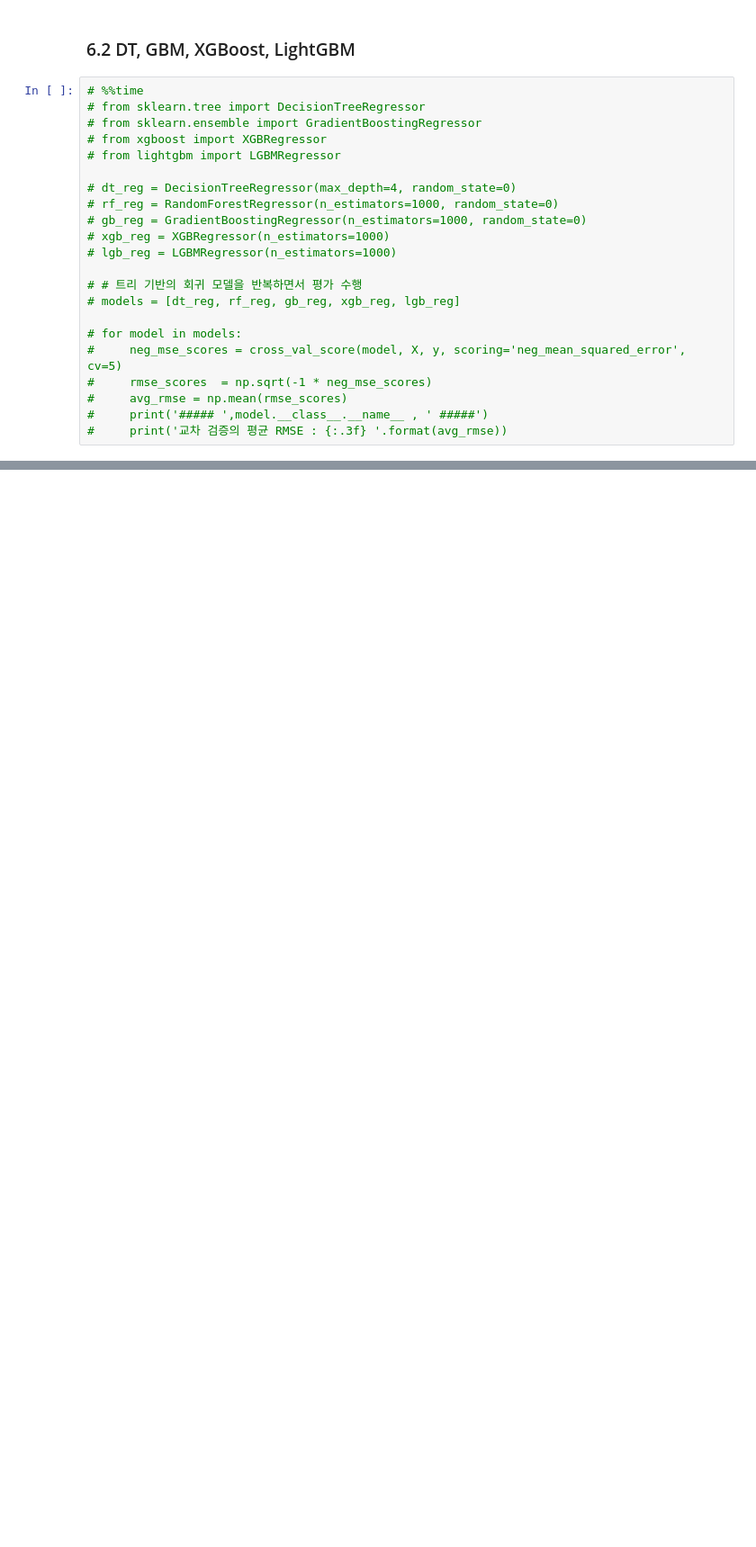
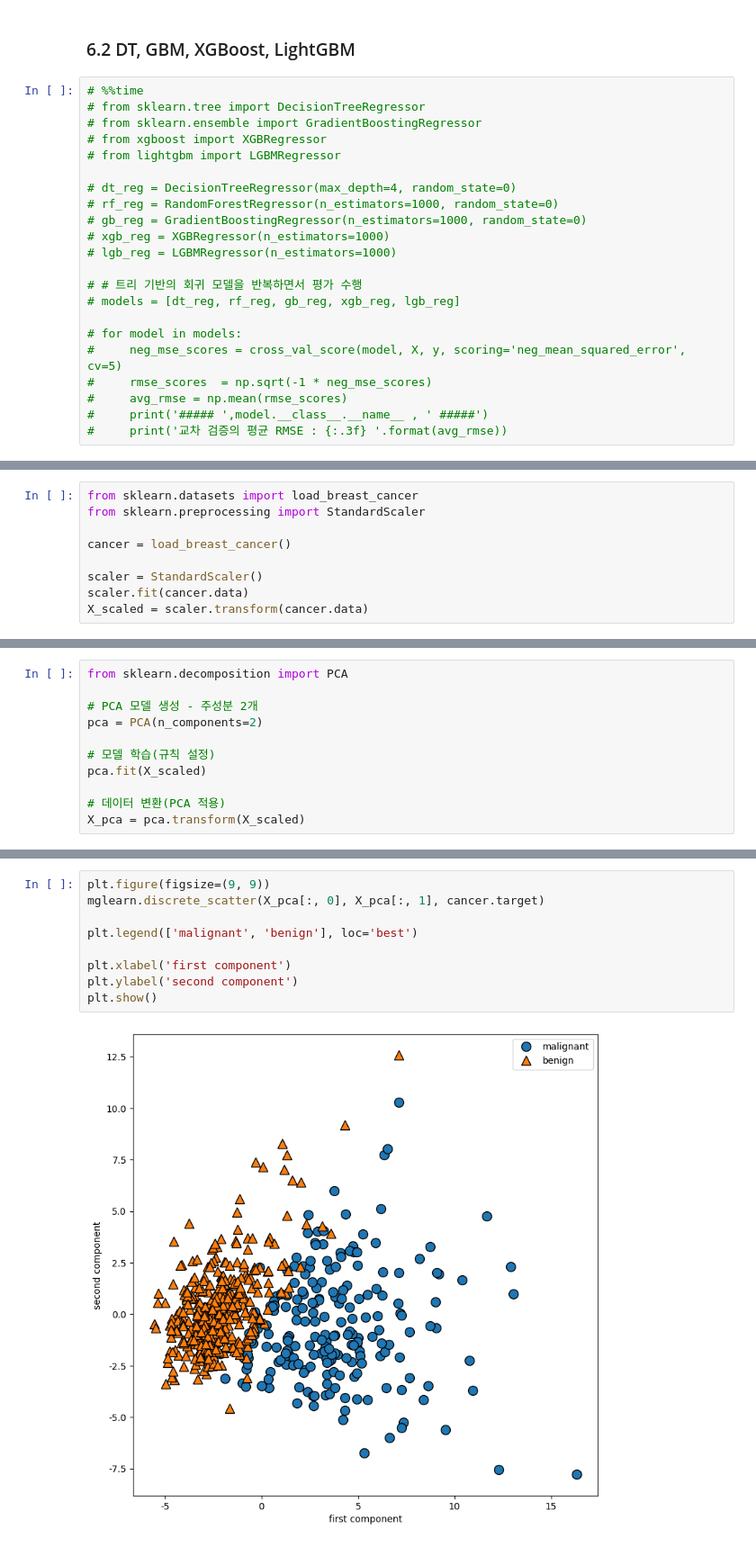
Before and after one commit to va4756/big_RaeJung, a Jupyter notebook: bigdata_RaeJung_03.ipynb, the cells around one changed output, grey strips where cells are left out. Shown at 90% size. Saved outputs shown, nothing was run; the diff lists cells and outputs as text; blank space fills up the shorter version.

```diff
--- a/bigdata_RaeJung_03.ipynb
+++ b/bigdata_RaeJung_03.ipynb
@@ -591,0 +618,9 @@ Wall time: 19.4 s
+# %%
+from sklearn.datasets import load_breast_cancer
+from sklearn.preprocessing import StandardScaler
+
+cancer = load_breast_cancer()
+
+scaler = StandardScaler()
+scaler.fit(cancer.data)
+X_scaled = scaler.transform(cancer.data)
@@ -591,0 +629,11 @@ Wall time: 19.4 s
+# %%
+from sklearn.decomposition import PCA
+
+# PCA 모델 생성 - 주성분 2개
+pca = PCA(n_components=2)
+
+# 모델 학습(규칙 설정)
+pca.fit(X_scaled)
+
+# 데이터 변환(PCA 적용)
+X_pca = pca.transform(X_scaled)
@@ -591,0 +674,11 @@ Wall time: 19.4 s
+# %%
+plt.figure(figsize=(9, 9))
+mglearn.discrete_scatter(X_pca[:, 0], X_pca[:, 1], cancer.target)
+
+plt.legend(['malignant', 'benign'], loc='best')
+
+plt.xlabel('first component')
+plt.ylabel('second component')
+plt.show()
+# %% [output]
+[figure, added]
```
Also changed, not shown: parts of 31 cells of this notebook.
